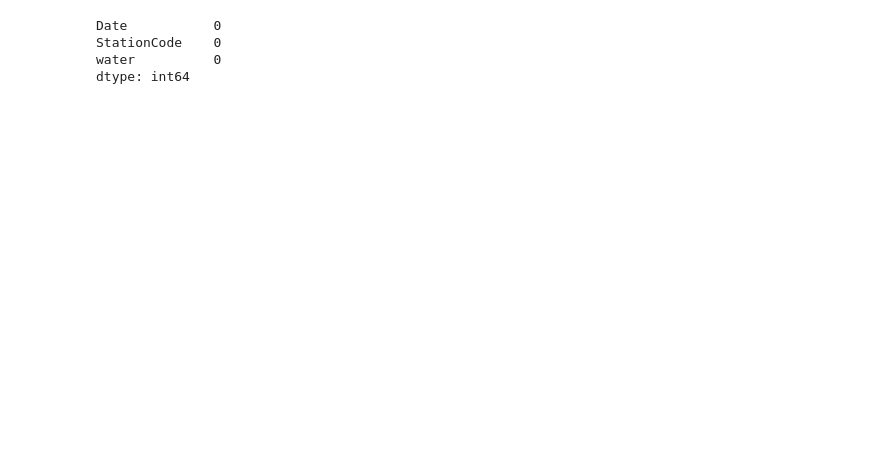
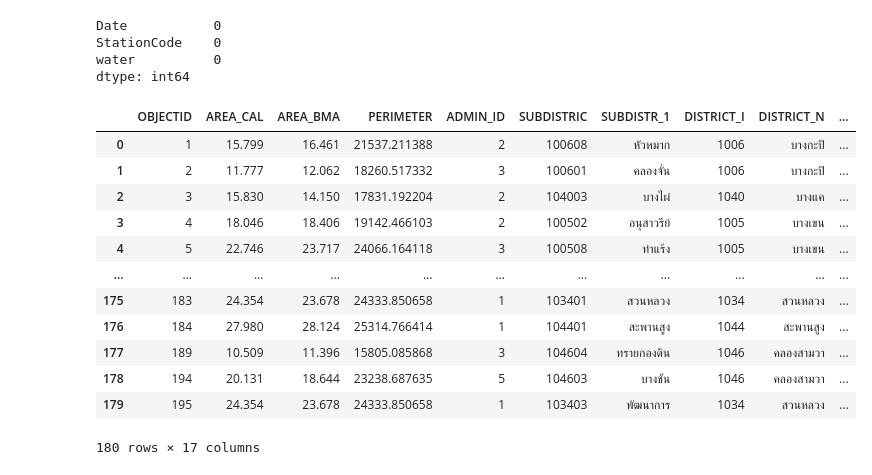
Before and after one commit to wirepecion/JekTurnRight_dsde, a Jupyter notebook: notebooks/water_scrape.ipynb, the cells around one changed output. Saved outputs shown, nothing was run; the diff lists cells and outputs as text; code cells hidden in the pictures; blank space fills up the shorter version.

```diff
--- a/notebooks/water_scrape.ipynb
+++ b/notebooks/water_scrape.ipynb
@@ -127,0 +131,7 @@ dtype: int64
+# %%
+shape = get_shape_file(shape_path)
+shape_centers = shape.copy()
+shape_centers['centroid'] = shape_centers.geometry.centroid.to_crs(epsg=4326)
+shape_centers['latitude'] = shape_centers['centroid'].y
+shape_centers['longitude'] = shape_centers['centroid'].x
+# shape_centers = shape_centers.rename(columns={'SUBDISTR_1': 'subdistrict'})
@@ -127,0 +145,16 @@ dtype: int64
+# %%
+shape_centers
+# %% [output]
+|  | OBJECTID | AREA_CAL | AREA_BMA | PERIMETER | ADMIN_ID | SUBDISTRIC | SUBDISTR_1 | DISTRICT_I | DISTRICT_N | ... |
+| 0 | 1 | 15.799 | 16.461 | 21537.211388 | 2 | 100608 | หัวหมาก | 1006 | บางกะปิ | ... |
+| 1 | 2 | 11.777 | 12.062 | 18260.517332 | 3 | 100601 | คลองจั่น | 1006 | บางกะปิ | ... |
+| 2 | 3 | 15.830 | 14.150 | 17831.192204 | 2 | 104003 | บางไผ่ | 1040 | บางแค | ... |
+| 3 | 4 | 18.046 | 18.406 | 19142.466103 | 2 | 100502 | อนุสาวรีย์ | 1005 | บางเขน | ... |
+| 4 | 5 | 22.746 | 23.717 | 24066.164118 | 3 | 100508 | ท่าแร้ง | 1005 | บางเขน | ... |
+| ... | ... | ... | ... | ... | ... | ... | ... | ... | ... | ... |
+| 175 | 183 | 24.354 | 23.678 | 24333.850658 | 1 | 103401 | สวนหลวง | 1034 | สวนหลวง | ... |
+| 176 | 184 | 27.980 | 28.124 | 25314.766414 | 1 | 104401 | สะพานสูง | 1044 | สะพานสูง | ... |
+| 177 | 189 | 10.509 | 11.396 | 15805.085868 | 3 | 104604 | ทรายกองดิน | 1046 | คลองสามวา | ... |
+| 178 | 194 | 20.131 | 18.644 | 23238.687635 | 5 | 104603 | บางชัน | 1046 | คลองสามวา | ... |
+| 179 | 195 | 24.354 | 23.678 | 24333.850658 | 1 | 103403 | พัฒนาการ | 1034 | สวนหลวง | ... |
+180 rows × 17 columns
```
Also changed, not shown: parts of 37 cells of this notebook.
